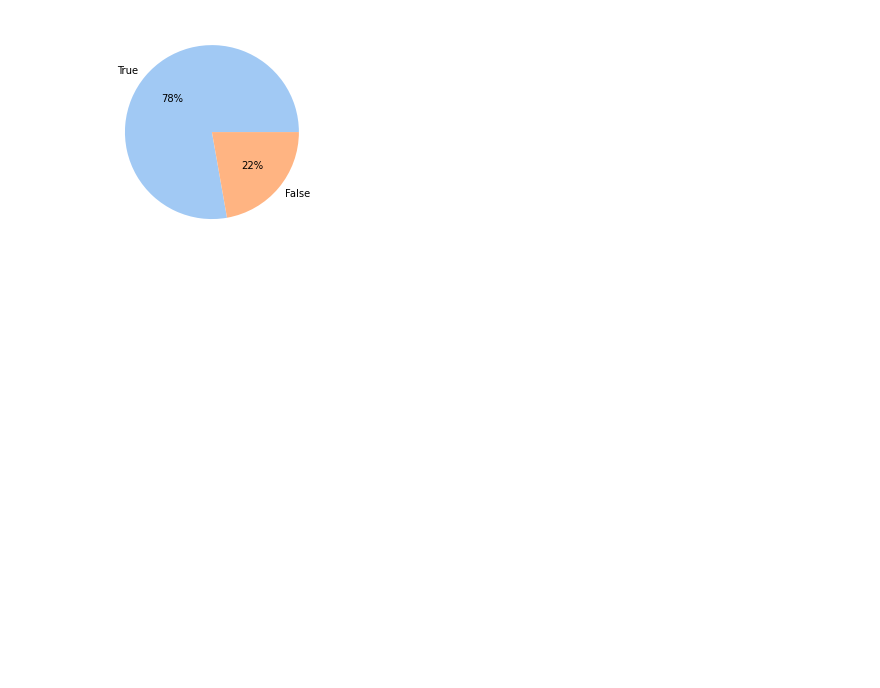
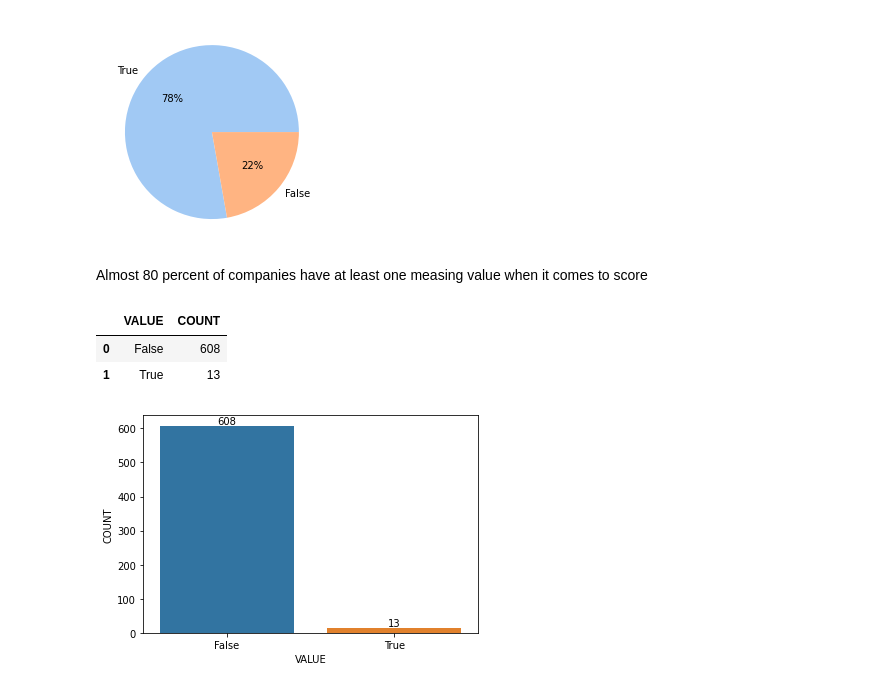
Before and after one commit to WojciechDopieralski/Finance_ML, a Jupyter notebook: Finance_ML/EDA_Analysis.ipynb, the cells around one changed output. Cells and saved outputs as stored; diff of their text form; code cells hidden in the pictures; blank space fills up the shorter version.

Commit message:
add barplot display how many companies have any ratings

```diff
--- a/Finance_ML/EDA_Analysis.ipynb
+++ b/Finance_ML/EDA_Analysis.ipynb
@@ -63,3 +74,22 @@ plt.pie(any_null_per_stock_count['COUNT'], labels = any_null_per_stock_count['VA
 plt.show()
 # %% [output]
 [figure]
+# %% [markdown]
+Almost 80 percent of companies have at least one measing value when it comes to score
+# %%
+is_all_null_per_stock = df.groupby('STOCK')['SCORE'].apply(lambda x: x.isnull().all()).to_frame()
+all_null_per_stock_count = is_all_null_per_stock['SCORE'].value_counts().to_frame()
+all_null_per_stock_count.reset_index(inplace=True)
+all_null_per_stock_count.columns = ['VALUE', 'COUNT']
+# %%
+all_null_per_stock_count
+# %% [output]
+|  | VALUE | COUNT |
+| 0 | False | 608 |
+| 1 | True | 13 |
+# %%
+ax = sns.barplot(x='VALUE', y='COUNT', data=all_null_per_stock_count)
+ax.bar_label(ax.containers[0])
+plt.show()
+# %% [output]
+[figure, added]
```
Also changed, not shown: parts of 2 cells of this notebook.
